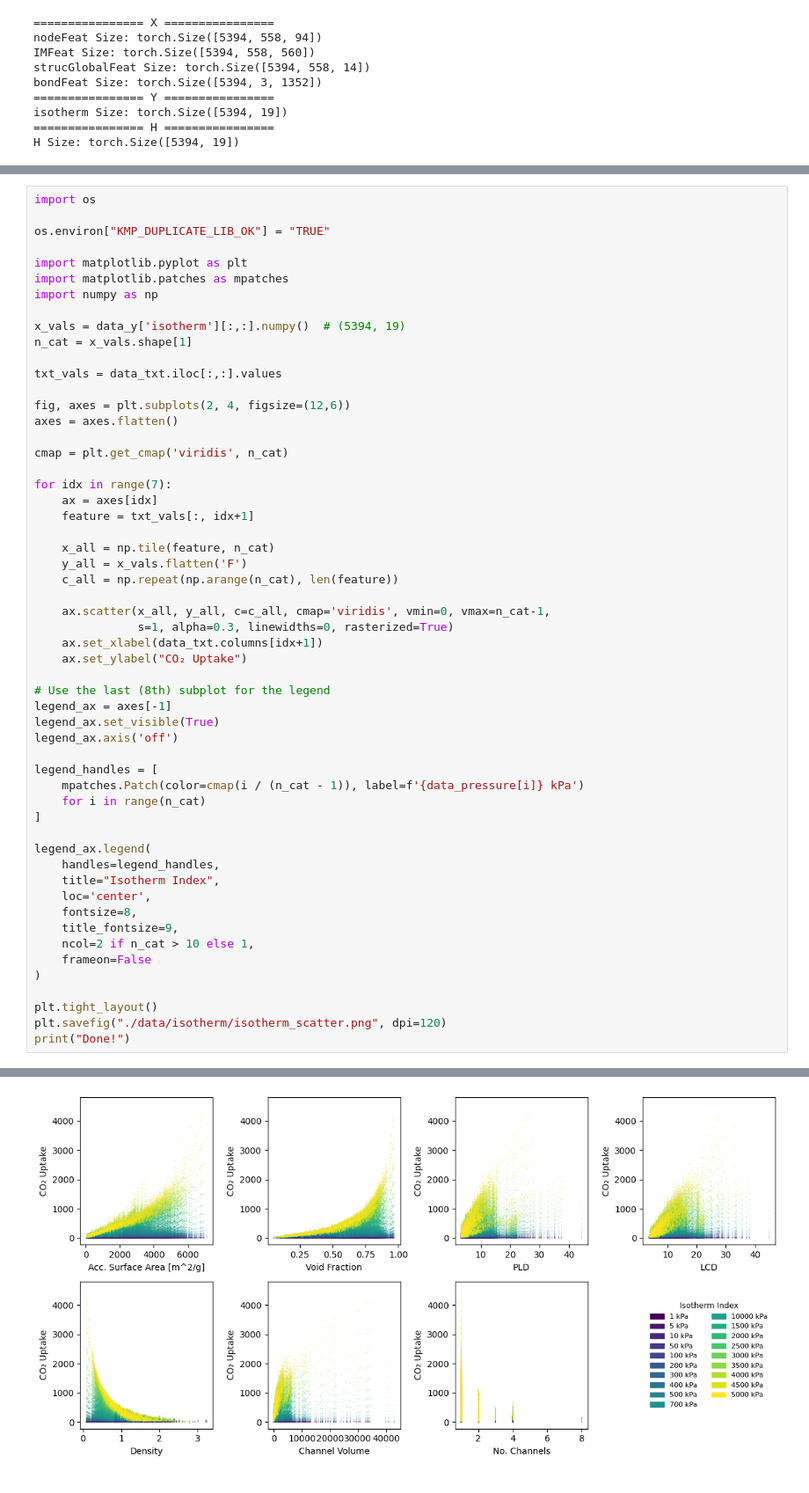
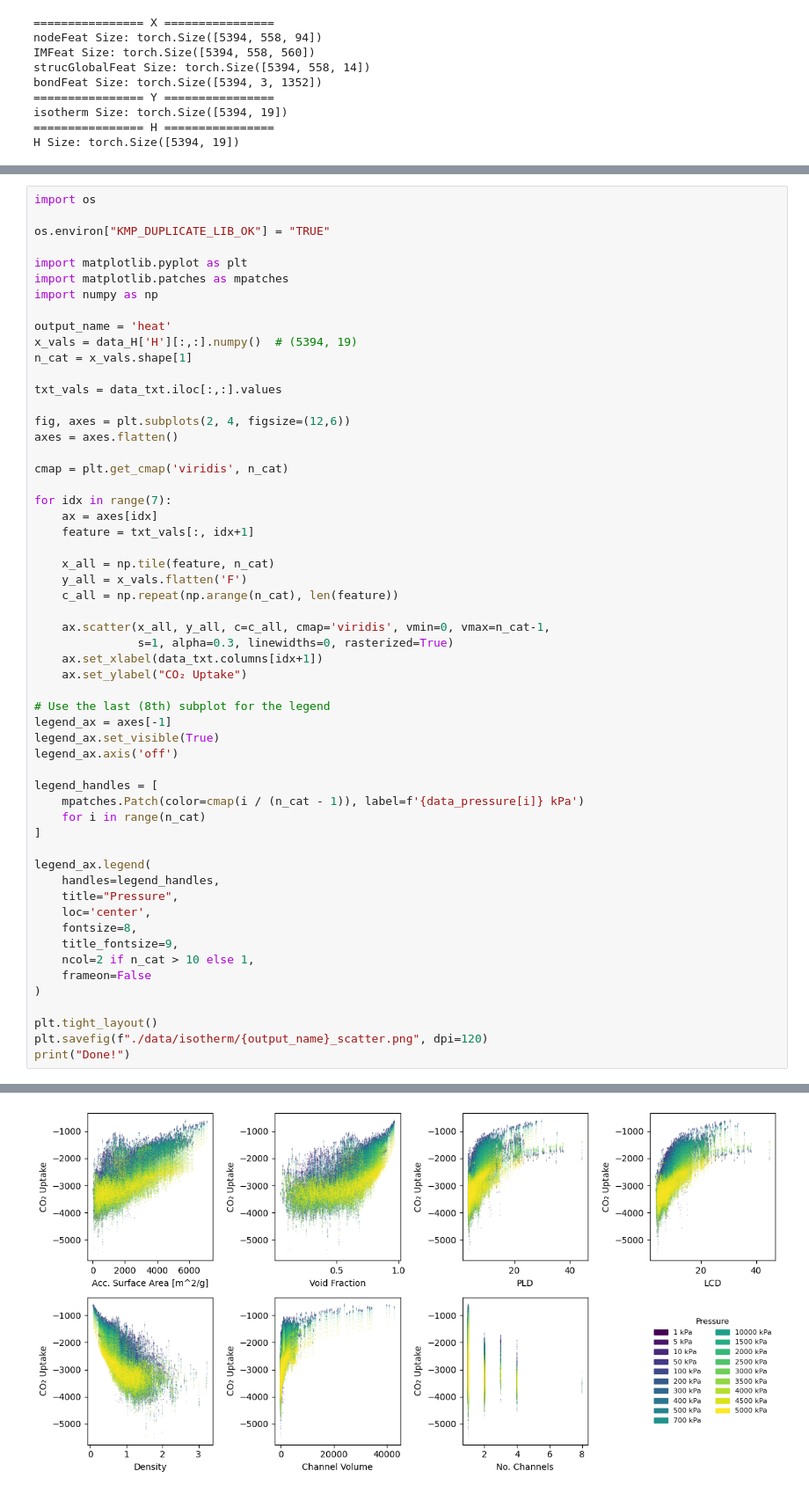
Before and after one commit to foodbanana/pykan, a Jupyter notebook: github/workflows/Hyein/qmof_isotherm_data.ipynb, the cells around one changed output, grey strips where cells are left out. Shown at 88% size. Cells and saved outputs as stored; diff of their text form.

Commit message:
Isotherm heat data

```diff
--- a/github/workflows/Hyein/qmof_isotherm_data.ipynb
+++ b/github/workflows/Hyein/qmof_isotherm_data.ipynb
@@ -52,7 +53,8 @@ import matplotlib.pyplot as plt
 import matplotlib.patches as mpatches
 import numpy as np
 
-x_vals = data_y['isotherm'][:,:].numpy()  # (5394, 19)
+output_name = 'heat'
+x_vals = data_H['H'][:,:].numpy()  # (5394, 19)
 n_cat = x_vals.shape[1]
 
 txt_vals = data_txt.iloc[:,:].values
@@ -71,33 +73,33 @@ for idx in range(7):
     c_all = np.repeat(np.arange(n_cat), len(feature))
 
     ax.scatter(x_all, y_all, c=c_all, cmap='viridis', vmin=0, vmax=n_cat-1,
                s=1, alpha=0.3, linewidths=0, rasterized=True)
     ax.set_xlabel(data_txt.columns[idx+1])
     ax.set_ylabel("CO₂ Uptake")
 
 # Use the last (8th) subplot for the legend
 legend_ax = axes[-1]
 legend_ax.set_visible(True)
 legend_ax.axis('off')
 
 legend_handles = [
     mpatches.Patch(color=cmap(i / (n_cat - 1)), label=f'{data_pressure[i]} kPa')
     for i in range(n_cat)
 ]
 
 legend_ax.legend(
     handles=legend_handles,
-    title="Isotherm Index",
+    title="Pressure",
     loc='center',
     fontsize=8,
     title_fontsize=9,
     ncol=2 if n_cat > 10 else 1,
     frameon=False
 )
 
 plt.tight_layout()
-plt.savefig("./data/isotherm/isotherm_scatter.png", dpi=120)
+plt.savefig(f"./data/isotherm/{output_name}_scatter.png", dpi=120)
 print("Done!")
 # %% [output]
 Done!
-[figure, old version]
+[figure, new version]
```
Also changed, not shown: parts of 6 cells of this notebook, 53 other files.
